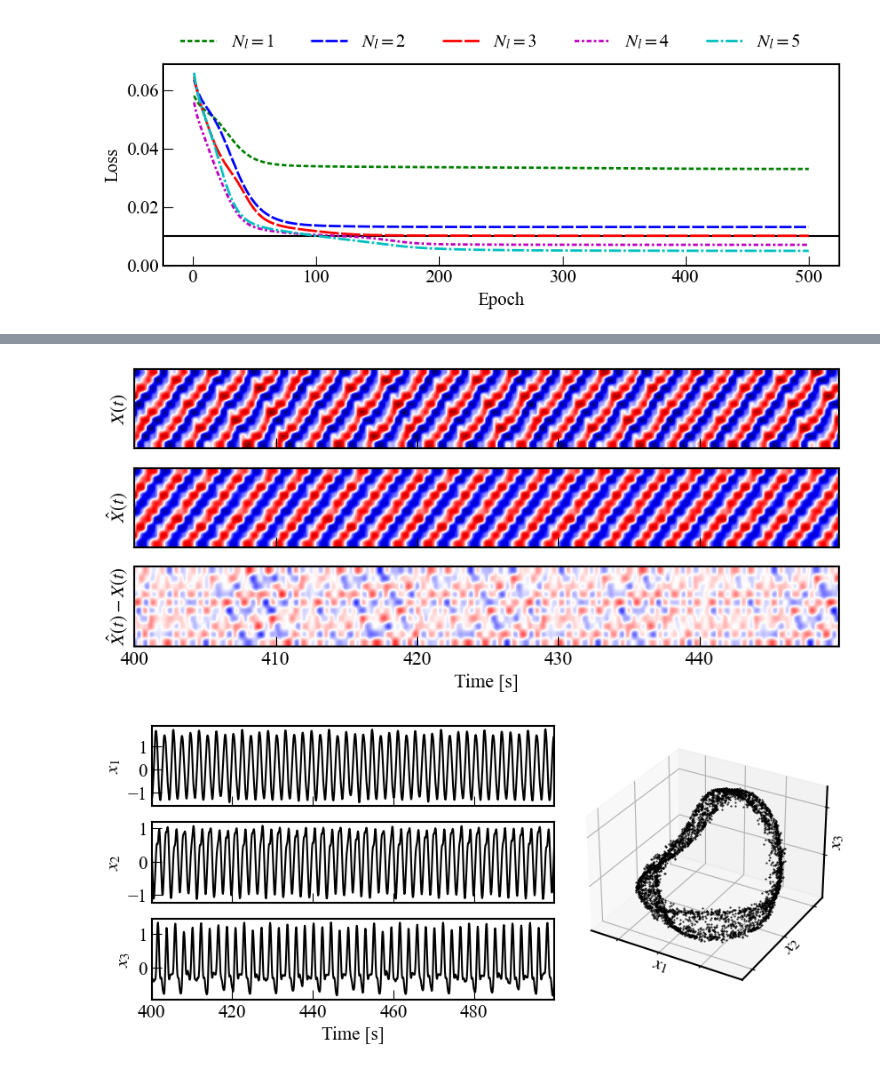
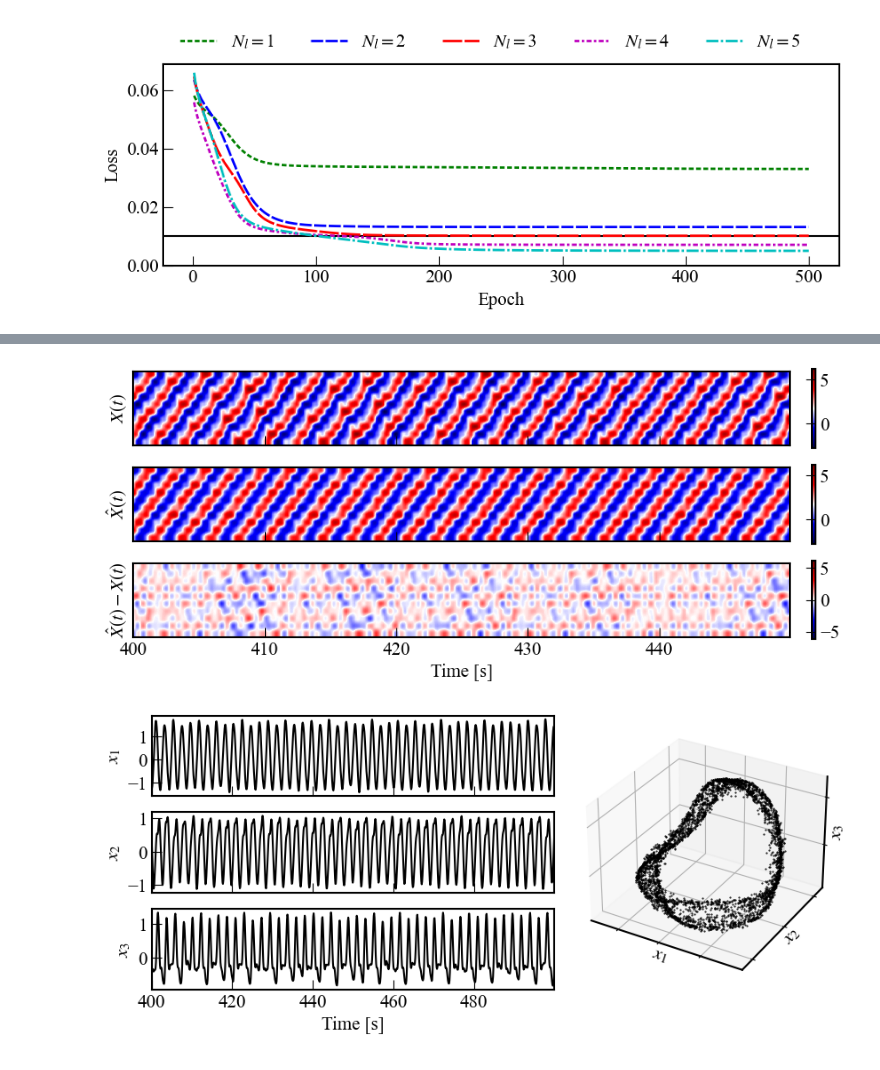
Before and after one commit to TakumiInoue0628/-dimensionality-estimation-and-modeling-of-dynamical-systems, a Jupyter notebook: notebook/1_2_numerical_exp.ipynb, the cells around one changed output, grey strips where cells are left out. Saved outputs shown, nothing was run; the diff lists cells and outputs as text; code cells hidden in the pictures.

```diff
--- a/notebook/1_2_numerical_exp.ipynb
+++ b/notebook/1_2_numerical_exp.ipynb
@@ -144,39 +144,51 @@ Epoch 500/500
 # %%
 def autoencoder_input_output(X_input, X_output, T, n_plt, cmap12="seismic", cmap3="seismic"):
     aspect = n_plt/(X_input.shape[1]*80)
     t_min = T[0]
     t_max = T[n_plt - 1] if n_plt <= len(T) else T[-1]
 
-    spec = gridspec.GridSpec(ncols=1, nrows=3, height_ratios=[1, 1, 1])
+    spec = gridspec.GridSpec(ncols=2, nrows=3, width_ratios=[1, 0.04], height_ratios=[1, 1, 1], wspace=0)
     fig = plt.figure(figsize=(10, 4))
 
     ax = fig.add_subplot(spec[0])
-    ax.imshow(X_input[:n_plt].T, aspect=aspect, cmap=cmap12,
+    img = ax.imshow(X_input[:n_plt].T, aspect=aspect, cmap=cmap12,
               extent=[t_min, t_max, 1, X_input.shape[1]],
               vmax=np.max(X_input[:n_plt]), vmin=np.min(X_input[:n_plt]))
     ax.set_ylabel(r'$X(t)$')
     ax.tick_params(labelleft=False, labelbottom=False, left=False)
 
     ax = fig.add_subplot(spec[1])
-    ax.imshow(X_output[:n_plt].T, aspect=aspect, cmap=cmap12,
+    ax.axis("off")
+    fig.colorbar(img, location='right', ax=ax, shrink=10)
+
+    ax = fig.add_subplot(spec[2])
+    img = ax.imshow(X_output[:n_plt].T, aspect=aspect, cmap=cmap12,
               extent=[t_min, t_max, 1, X_output.shape[1]],
               vmax=np.max(X_input[:n_plt]), vmin=np.min(X_input[:n_plt]))
     ax.set_ylabel(r'$\hat{X}(t)$')
     ax.tick_params(labelleft=False, labelbottom=False, left=False)
 
-    ax = fig.add_subplot(spec[2])
-    ax.imshow((X_output[:n_plt] - X_input[:n_plt]).T, aspect=aspect, cmap=cmap3,
+    ax = fig.add_subplot(spec[3])
+    ax.axis("off")
+    fig.colorbar(img, location='right', ax=ax, shrink=10)
+
+    ax = fig.add_subplot(spec[4])
+    img = ax.imshow((X_output[:n_plt] - X_input[:n_plt]).T, aspect=aspect, cmap=cmap3,
               extent=[t_min, t_max, 1, X_output.shape[1]],
               vmax=np.max(np.abs(X_input[:n_plt])), vmin=-np.max(np.abs(X_input[:n_plt])))
     ax.set_ylabel(r'$\hat{X}(t)-X(t)$')
     ax.set_xlabel(r'Time [s]')
     ax.tick_params(labelleft=False, left=False)
 
+    ax = fig.add_subplot(spec[5])
+    ax.axis("off")
+    fig.colorbar(img, location='right', ax=ax, shrink=10)
+
     plt.show()
 
 autoencoder_input_output(X_test, X_test_hat, T_test, 500, cmap12="seismic", cmap3="seismic")
 # %% [output]
-[figure, old version]
+[figure, new version]
 # %%
 def autoencoder_latent(x, T, n_plt, n_attractor, sort=True):
     if sort: x = x[:, np.argsort(np.var(x, axis=0))[::-1]]
```
Also changed, not shown: parts of 2 cells of this notebook, 10 other files.
